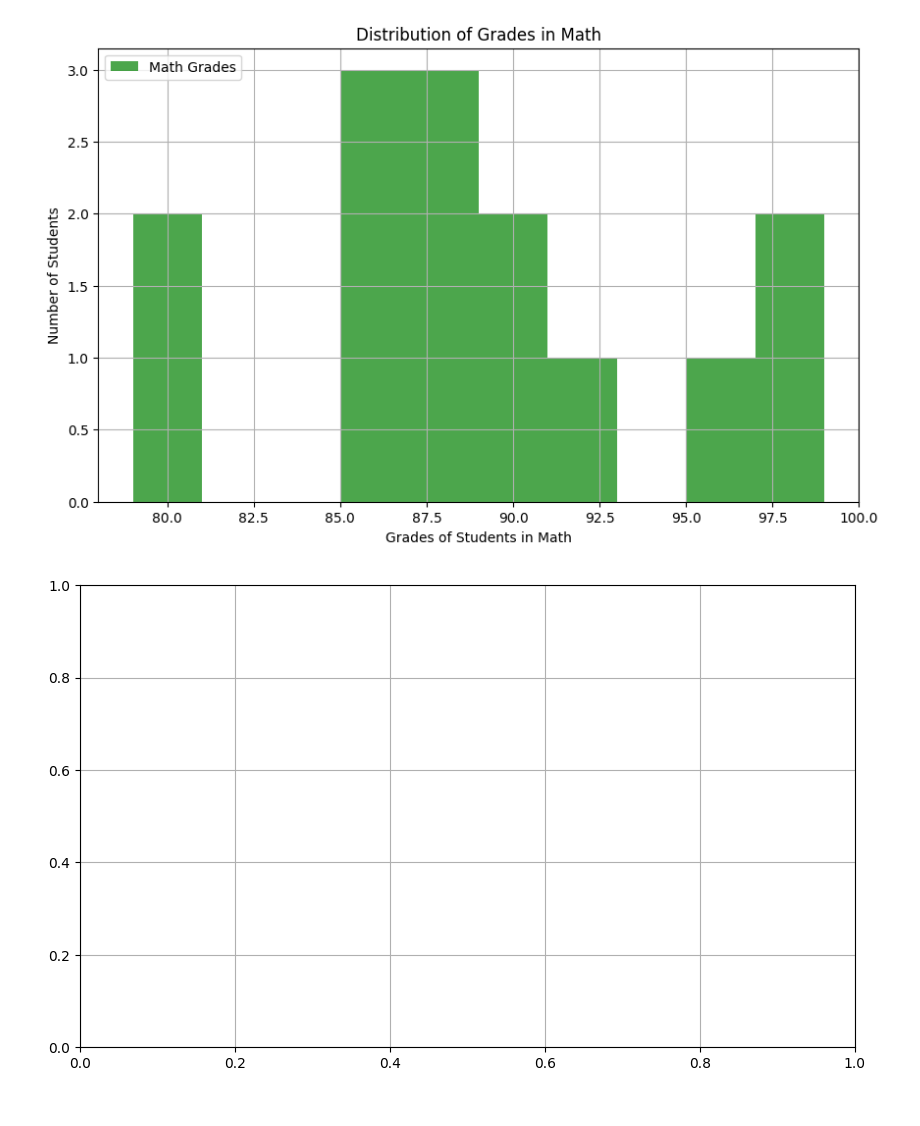
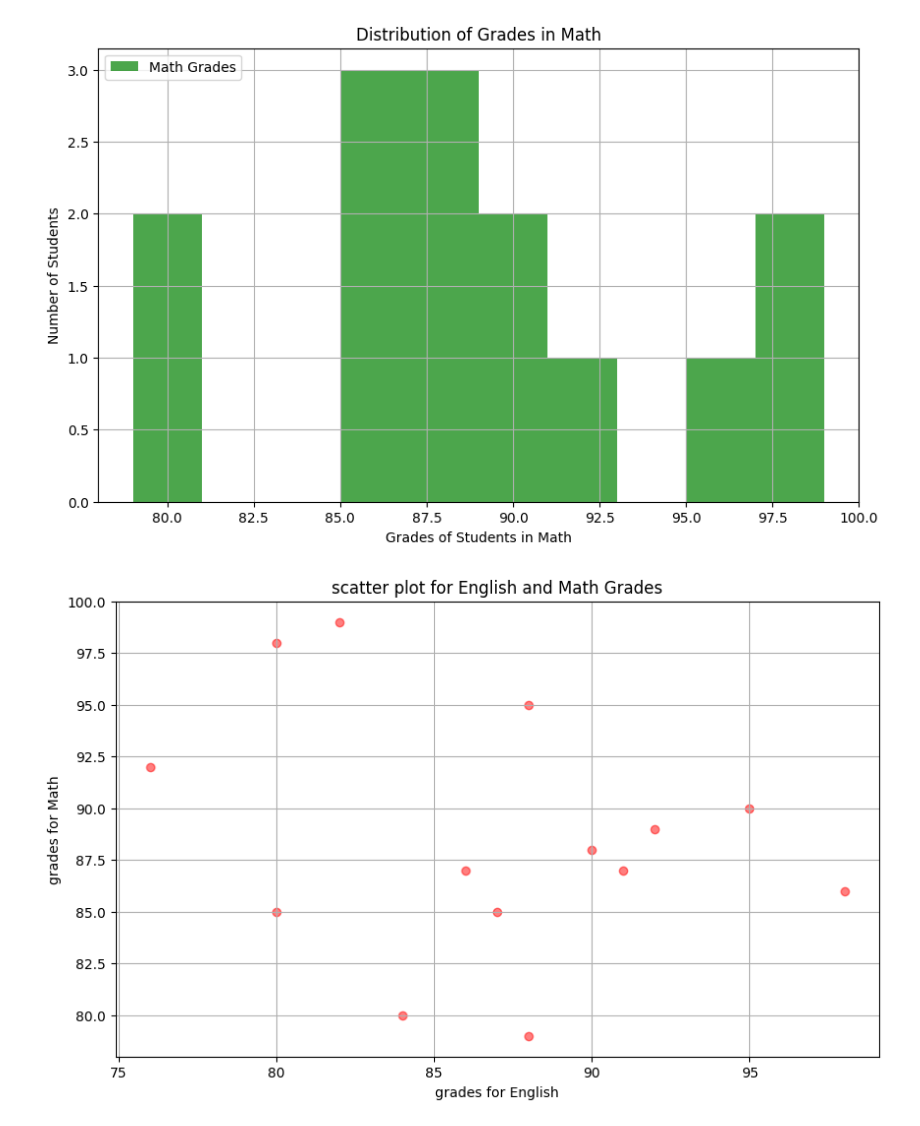
Before and after one commit to SaharYousefi92/engg680_2024_fall, a Jupyter notebook: Lab_Assignment1/StudentGradeManagementSystem.ipynb, the cells around one changed output. Cells and saved outputs as stored; diff of their text form; code cells hidden in the pictures.

```diff
--- a/Lab_Assignment1/StudentGradeManagementSystem.ipynb
+++ b/Lab_Assignment1/StudentGradeManagementSystem.ipynb
@@ -419,24 +419,26 @@ plt.show()
 # %%
 # Let's also use matplotlib to display a scatter plot of English vs. Math grades
 # Scatter plots are useful for seeing the relationship between two variables
 plt.figure(figsize=(10, 6))
 
 # Step 1: Use .scatter(x_data, y_data) to create a scatter plot using the English grades on the x-axis, and Math grades on the y-axis
 # (2 mark)
-#
+plt.scatter(df_studentGrades['englishGrade'], df_studentGrades['mathGrade'], alpha=0.5, color='red')
 
 # Step 1: Properly label the x and y axes as well as the title of your plot.
 # (3 marks)
-#
+plt.xlabel('grades for English')      # Label for x-axis
+plt.ylabel('grades for Math')          # Label for y-axis
+plt.title('scatter plot for English and Math Grades')
 plt.grid(True)
 
 # Step 2: Output an image file for the scatter plot with a descriptive file name
 # (1 mark)
-#
+plt.savefig('scatter plot for English and Math Grades.png')
 
 plt.show()
 # %% [output]
-[figure, old version]
+[figure, new version]
 # %%
 # From the scatter plot, is there a relationship between the Math and English grades?
 # (1 mark)
```
